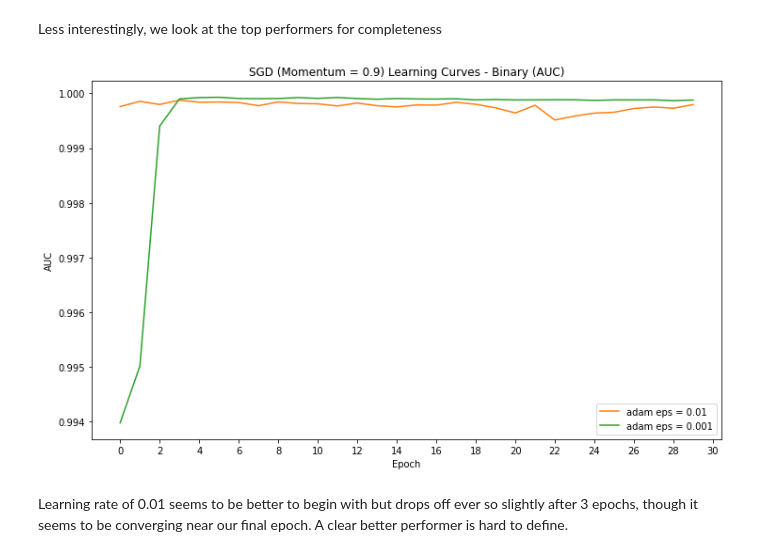
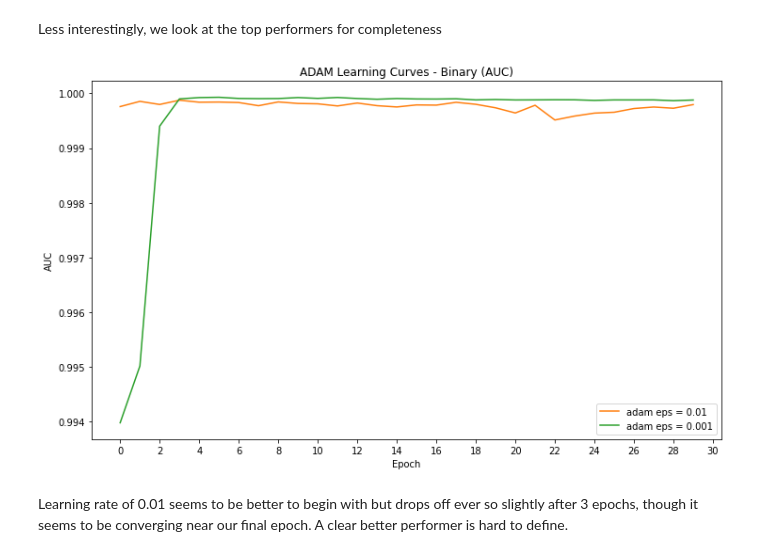
Before and after one commit to billnunn/Assessment-4-Bill-Mo-Oliver, a Jupyter notebook: Report/05.3 - ADAM Optimiser.ipynb, the cells around one changed output. Saved outputs shown, nothing was run; the diff lists cells and outputs as text; code cells hidden in the pictures.

```diff
--- a/Report/05.3 - ADAM Optimiser.ipynb
+++ b/Report/05.3 - ADAM Optimiser.ipynb
@@ -436,22 +436,22 @@ Less interestingly, we look at the top performers for completeness
 # %%
 fig = plt.figure(figsize=(12,7))
 
-plt.title('SGD (Momentum = 0.9) Learning Curves - Binary (AUC)')
+plt.title('ADAM Learning Curves - Binary (AUC)')
 plt.xlabel('Epoch')
 plt.xticks(ticks=range(0,52,2))
 plt.ylabel('AUC')
 
 #colors set to be the same as above for consistency
 clrs = ['C0','C1','C2','C3']
 
 for count in range(2,len(epsilons)):
     plt.plot(locals()['{}_bin_history_{}'.format(opt,count)][auc],
              color=clrs[count-1],label='{} eps = {}'.format(opt, epsilons[count-1]))
 
 plt.legend()
 plt.show()
 # %% [output]
-[figure, old version]
+[figure, new version]
 # %% [markdown]
 Learning rate of 0.01 seems to be better to begin with but drops off ever so slightly after 3 epochs, though it seems to be converging near our final epoch. A clear better performer is hard to define.
 # %% [markdown]
```
Also changed, not shown: parts of 7 cells of this notebook, 1 other file.
